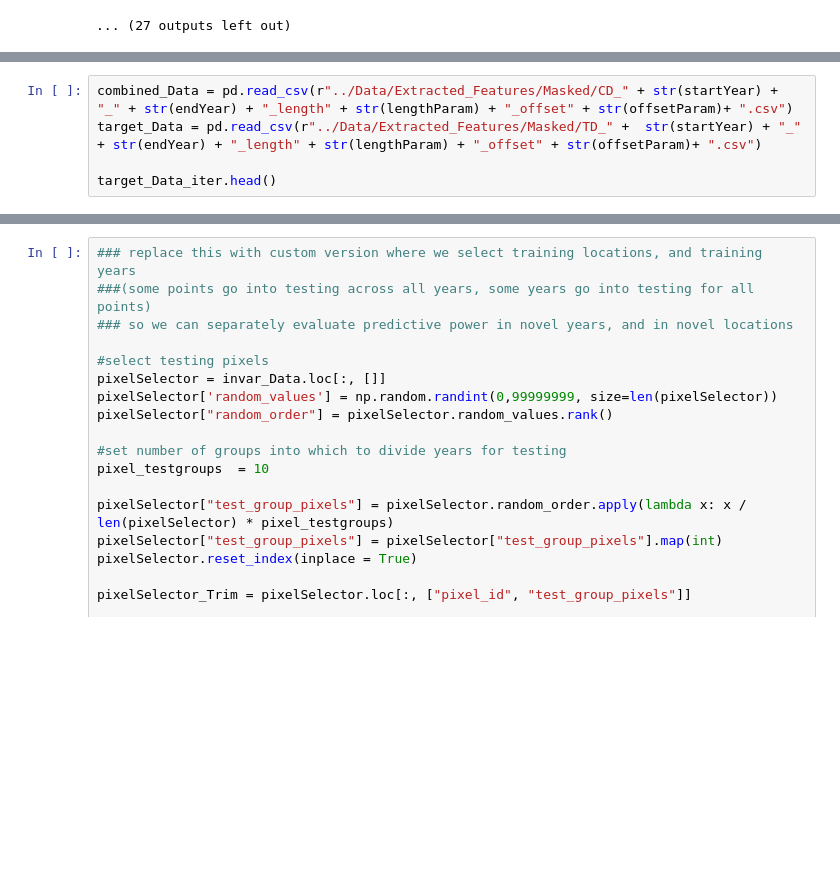
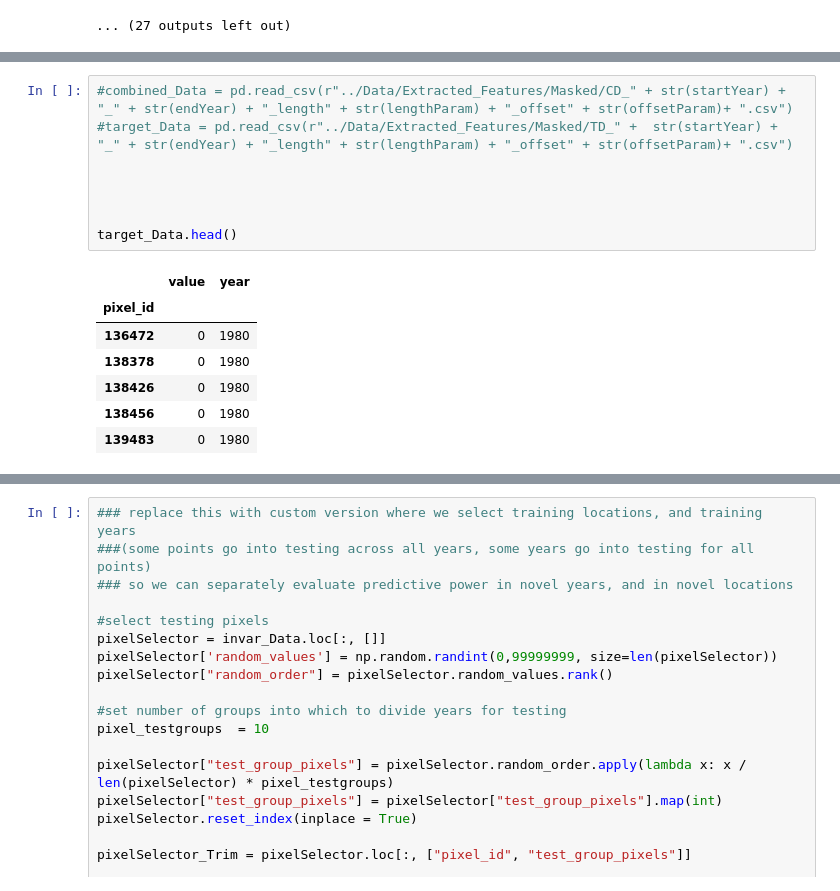
Before and after one commit to isaacWpark/wildfire_FRAP, a Jupyter notebook: Workflow/Window_Workflow_MultiYear_FullData_Modular_Dev.ipynb, the cells around one changed output, grey strips where cells are left out. Drawn from its saved outputs; the diff is of its cells as text; blank space fills up the shorter version.

```diff
--- a/Workflow/Window_Workflow_MultiYear_FullData_Modular_Dev.ipynb
+++ b/Workflow/Window_Workflow_MultiYear_FullData_Modular_Dev.ipynb
@@ -222,6 +154,17 @@ target_Data_iter
 # %%
-combined_Data = pd.read_csv(r"../Data/Extracted_Features/Masked/CD_" + str(startYear) + "_" + str(endYear) + "_length" + str(lengthParam) + "_offset" + str(offsetParam)+ ".csv")
-target_Data = pd.read_csv(r"../Data/Extracted_Features/Masked/TD_" +  str(startYear) + "_" + str(endYear) + "_length" + str(lengthParam) + "_offset" + str(offsetParam)+ ".csv")
+#combined_Data = pd.read_csv(r"../Data/Extracted_Features/Masked/CD_" + str(startYear) + "_" + str(endYear) + "_length" + str(lengthParam) + "_offset" + str(offsetParam)+ ".csv")
+#target_Data = pd.read_csv(r"../Data/Extracted_Features/Masked/TD_" +  str(startYear) + "_" + str(endYear) + "_length" + str(lengthParam) + "_offset" + str(offsetParam)+ ".csv")
 
-target_Data_iter.head()
+
+
+
+target_Data.head()
+# %% [output]
+|  | value | year |
+| pixel_id |  |  |
+| 136472 | 0 | 1980 |
+| 138378 | 0 | 1980 |
+| 138426 | 0 | 1980 |
+| 138456 | 0 | 1980 |
+| 139483 | 0 | 1980 |
 # %%
```
Also changed, not shown: parts of 11 cells of this notebook.
